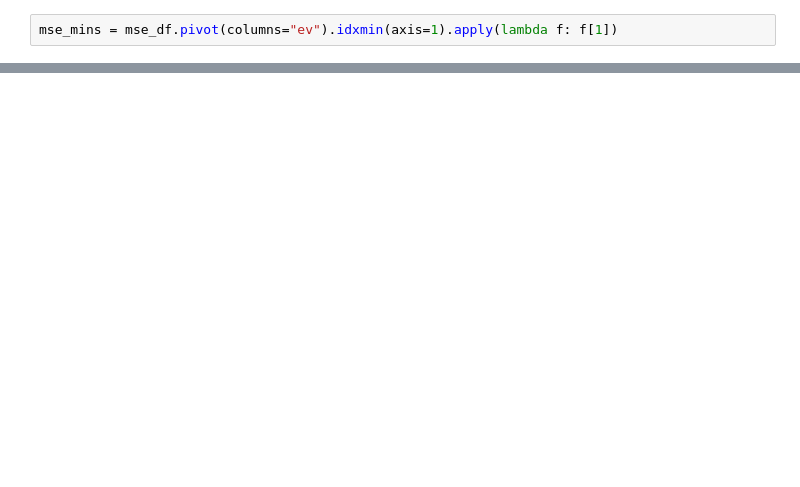
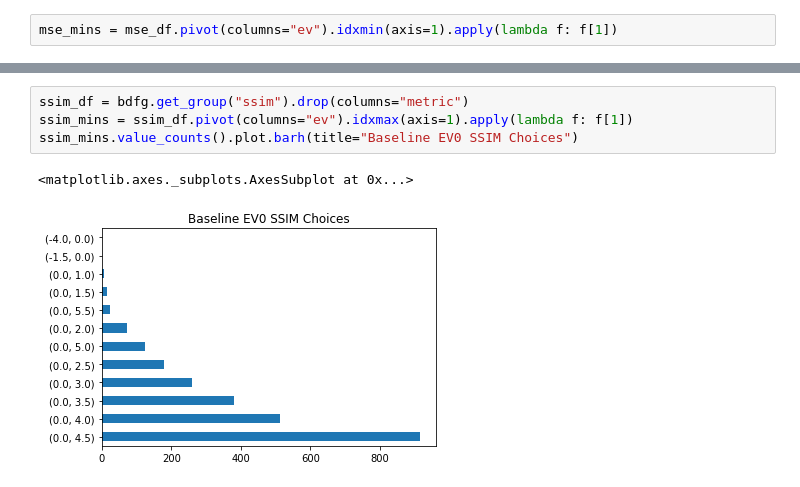
Before and after one commit to smsegal/DHDRNet, a Jupyter notebook: dhdrnet/notebooks/perceptual_loss.ipynb, the cells around one changed output, grey strips where cells are left out. Saved outputs shown, nothing was run; the diff lists cells and outputs as text; blank space fills up the shorter version.

```diff
--- a/dhdrnet/notebooks/perceptual_loss.ipynb
+++ b/dhdrnet/notebooks/perceptual_loss.ipynb
@@ -79,0 +112,7 @@ ssim_mins.value_counts().iloc[:15].plot.barh(title="Optimal SSIM EV Choices")
+# %%
+ssim_df = bdfg.get_group("ssim").drop(columns="metric")
+ssim_mins = ssim_df.pivot(columns="ev").idxmax(axis=1).apply(lambda f: f[1])
+ssim_mins.value_counts().plot.barh(title="Baseline EV0 SSIM Choices")
+# %% [output]
+<matplotlib.axes._subplots.AxesSubplot at 0x...>
+[figure, added]
```
Also changed, not shown: parts of 11 cells of this notebook, 18 other files.
